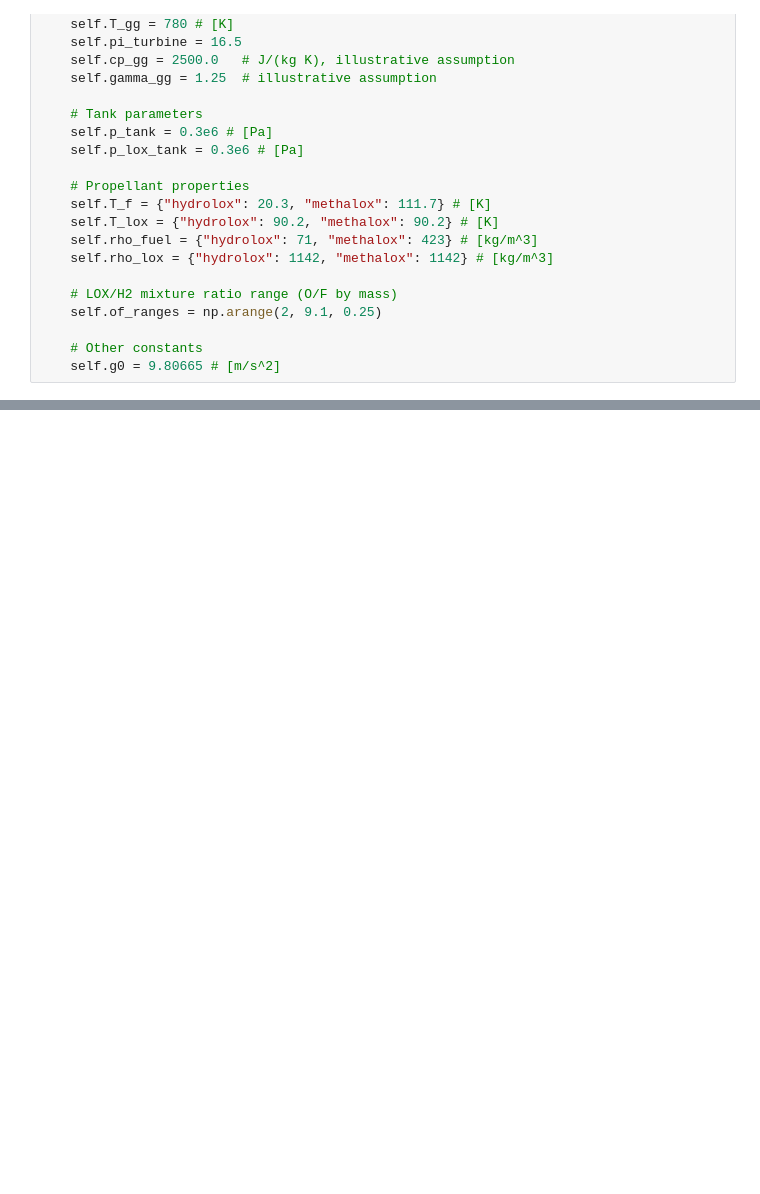
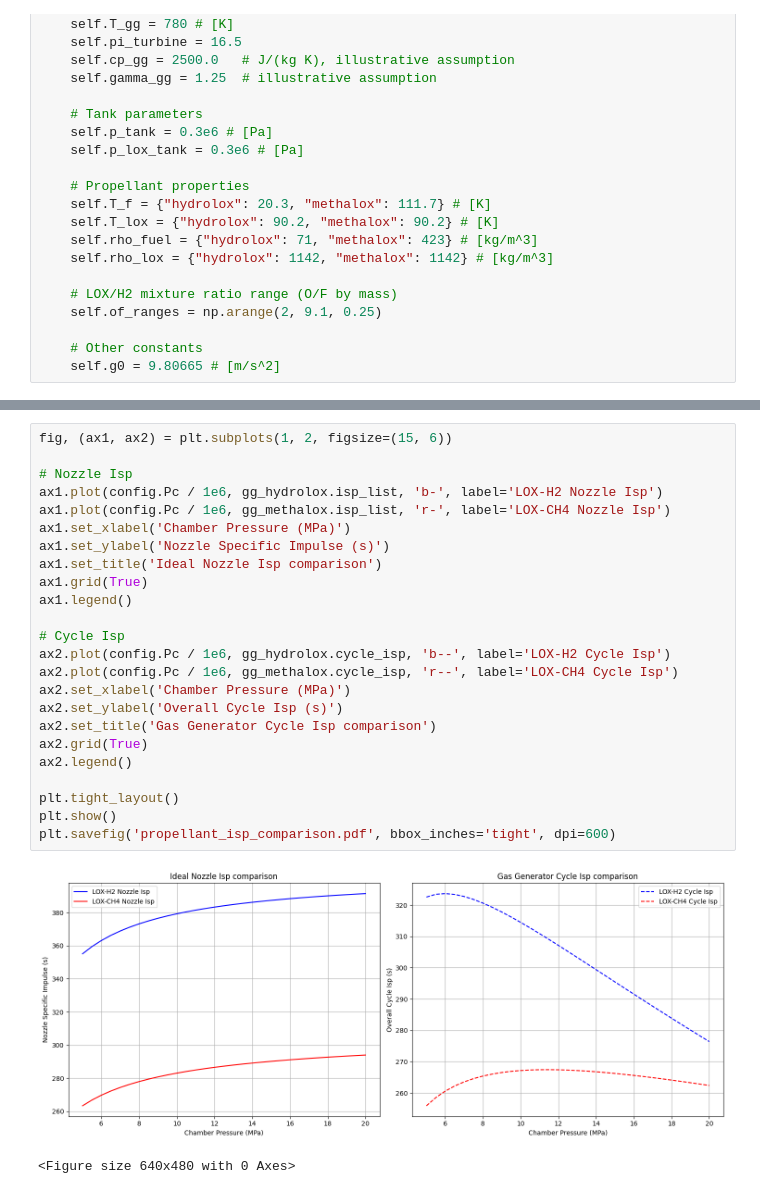
Before and after one commit to erskordi/ME538, a Jupyter notebook: ME538_Project.ipynb, the cells around one changed output, grey strips where cells are left out. Saved outputs shown, nothing was run; the diff lists cells and outputs as text; blank space fills up the shorter version.

```diff
--- a/ME538_Project.ipynb
+++ b/ME538_Project.ipynb
@@ -366,0 +464,27 @@ A higher chamber pressure improves the ideal nozzle efficiency, there is a trade
+# %%
+fig, (ax1, ax2) = plt.subplots(1, 2, figsize=(15, 6))
+
+# Nozzle Isp
+ax1.plot(config.Pc / 1e6, gg_hydrolox.isp_list, 'b-', label='LOX-H2 Nozzle Isp')
+ax1.plot(config.Pc / 1e6, gg_methalox.isp_list, 'r-', label='LOX-CH4 Nozzle Isp')
+ax1.set_xlabel('Chamber Pressure (MPa)')
+ax1.set_ylabel('Nozzle Specific Impulse (s)')
+ax1.set_title('Ideal Nozzle Isp comparison')
+ax1.grid(True)
+ax1.legend()
+
+# Cycle Isp
+ax2.plot(config.Pc / 1e6, gg_hydrolox.cycle_isp, 'b--', label='LOX-H2 Cycle Isp')
+ax2.plot(config.Pc / 1e6, gg_methalox.cycle_isp, 'r--', label='LOX-CH4 Cycle Isp')
+ax2.set_xlabel('Chamber Pressure (MPa)')
+ax2.set_ylabel('Overall Cycle Isp (s)')
+ax2.set_title('Gas Generator Cycle Isp comparison')
+ax2.grid(True)
+ax2.legend()
+
+plt.tight_layout()
+plt.show()
+plt.savefig('propellant_isp_comparison.pdf', bbox_inches='tight', dpi=600)
+# %% [output]
+[figure, added]
+<Figure size 640x480 with 0 Axes>
```
Also changed, not shown: parts of 15 cells of this notebook.
